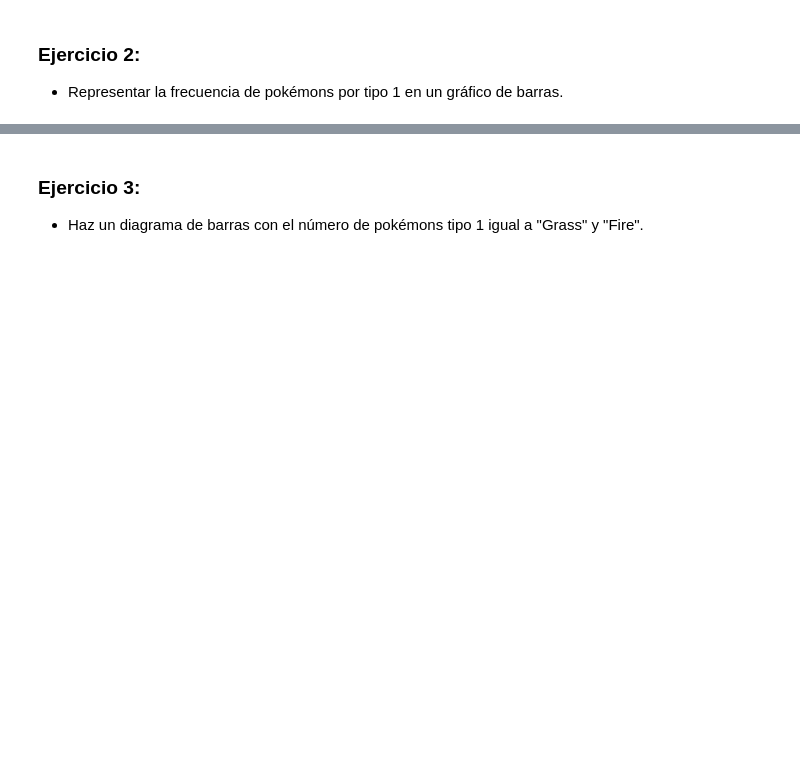
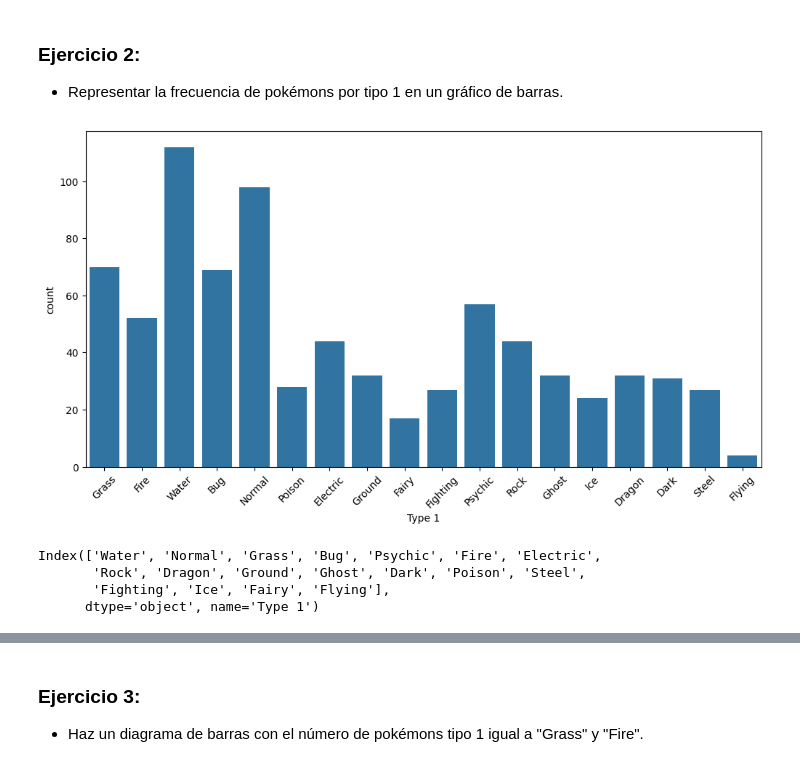
Before and after one commit to mplazap/Bootcamp_ejercicios, a Jupyter notebook: Tema 3 - Data Science/08.- Seaborn/08.seaborn_ejercicios.ipynb, the cells around one changed output, grey strips where cells are left out. Saved outputs shown, nothing was run; the diff lists cells and outputs as text; code cells hidden in the pictures; blank space fills up the shorter version.

```diff
--- a/Tema 3 - Data Science/08.- Seaborn/08.seaborn_ejercicios.ipynb
+++ b/Tema 3 - Data Science/08.- Seaborn/08.seaborn_ejercicios.ipynb
@@ -23,3 +42,19 @@ print(f"seaborn=={sns.__version__}")
 # %% [markdown]
 ### Ejercicio 2:
 - Representar la frecuencia de pokémons por tipo 1 en un gráfico de barras.
+# %%
+# Con el mismo orden que aparecen
+plt.figure(figsize=(12, 6))
+sns.countplot(df, x = 'Type 1')
+plt.xticks (rotation=45);
+# %% [output]
+[figure, added]
+# %%
+# con orden DESCENDENTE
+sorted_types_desc = df['Type 1'].value_counts().index
+sorted_types_desc
+# %% [output]
+Index(['Water', 'Normal', 'Grass', 'Bug', 'Psychic', 'Fire', 'Electric',
+       'Rock', 'Dragon', 'Ground', 'Ghost', 'Dark', 'Poison', 'Steel',
+       'Fighting', 'Ice', 'Fairy', 'Flying'],
+      dtype='object', name='Type 1')
```
Also changed, not shown: parts of 9 cells of this notebook.
